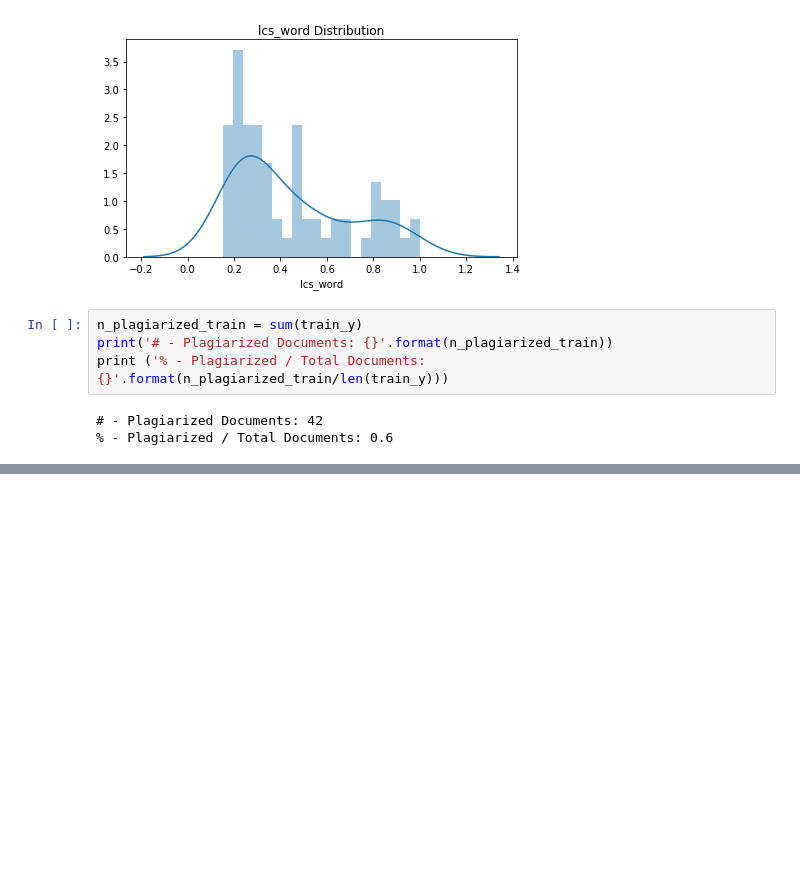
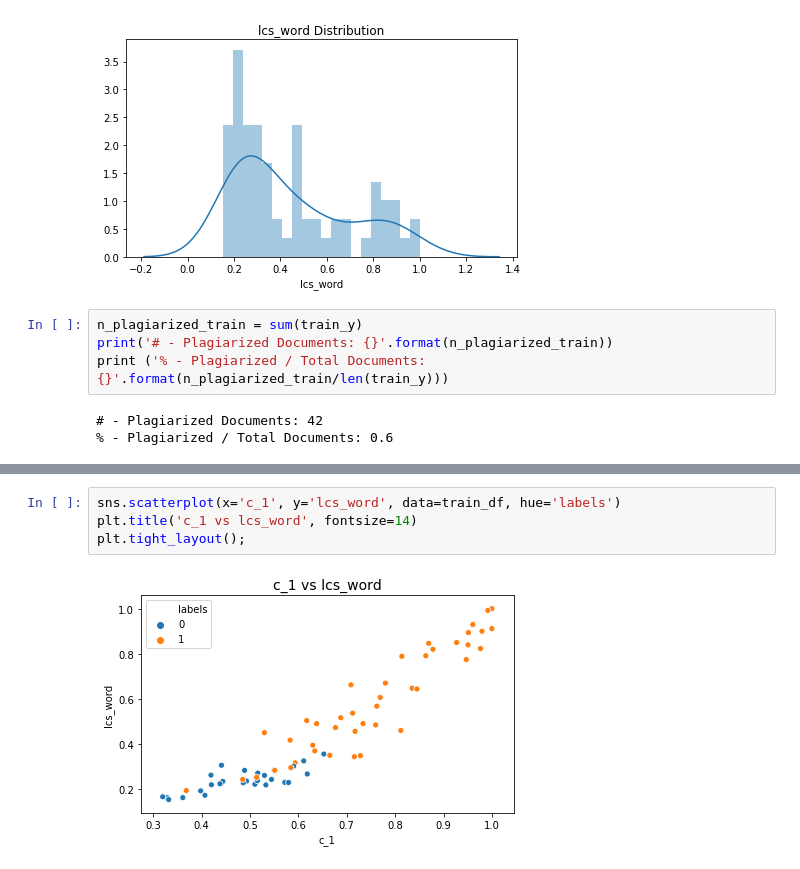
Before and after one commit to Morgan-Sell/plagiarism-detector, a Jupyter notebook: 2_Plagiarism_Feature_Engineering.ipynb, the cells around one changed output, grey strips where cells are left out. Saved outputs shown, nothing was run; the diff lists cells and outputs as text; blank space fills up the shorter version.

```diff
--- a/2_Plagiarism_Feature_Engineering.ipynb
+++ b/2_Plagiarism_Feature_Engineering.ipynb
@@ -1031,0 +1076,6 @@ print ('% - Plagiarized / Total Documents: {}'.format(n_plagiarized_train/len(tr
+# %%
+sns.scatterplot(x='c_1', y='lcs_word', data=train_df, hue='labels')
+plt.title('c_1 vs lcs_word', fontsize=14)
+plt.tight_layout();
+# %% [output]
+[figure, added]
```
Also changed, not shown: parts of 4 cells of this notebook, 3 other files.
